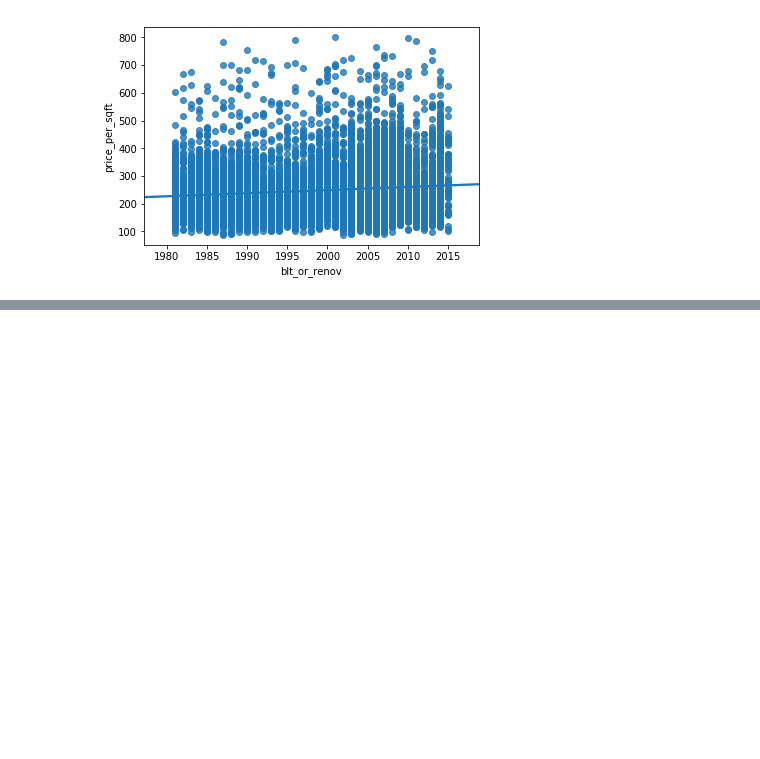
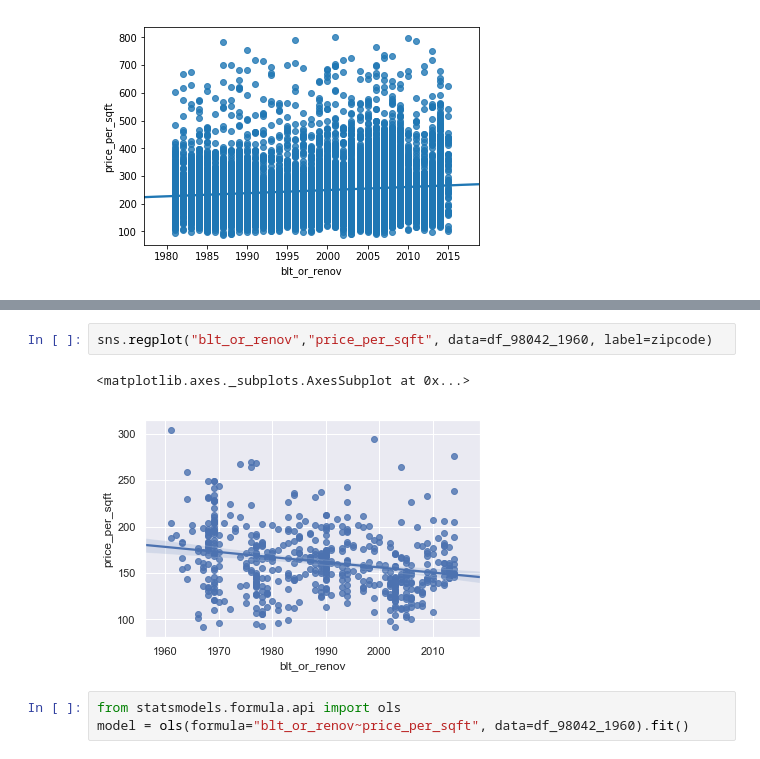
Before and after one commit to angelmanzur/LinearRegression_Proj1, a Jupyter notebook: rennovation_vs_price.ipynb, the cells around one changed output, grey strips where cells are left out. Drawn from its saved outputs; the diff is of its cells as text; blank space fills up the shorter version.

```diff
--- a/rennovation_vs_price.ipynb
+++ b/rennovation_vs_price.ipynb
@@ -169,0 +188,8 @@ sns.regplot("blt_or_renov","price_per_sqft", data=df[(df["blt_or_renov"] >1980)]
+# %%
+sns.regplot("blt_or_renov","price_per_sqft", data=df_98042_1960, label=zipcode)
+# %% [output]
+<matplotlib.axes._subplots.AxesSubplot at 0x...>
+[figure, added]
+# %%
+from statsmodels.formula.api import ols
+model = ols(formula="blt_or_renov~price_per_sqft", data=df_98042_1960).fit()
```
Also changed, not shown: parts of 21 cells of this notebook, 1 other file.
